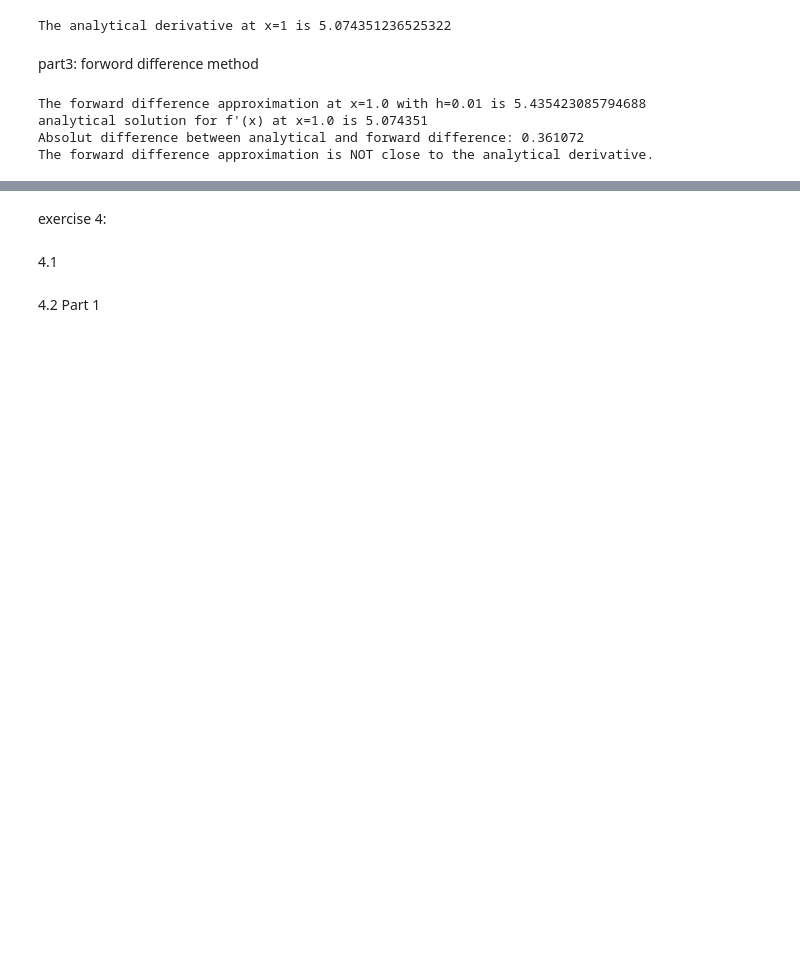
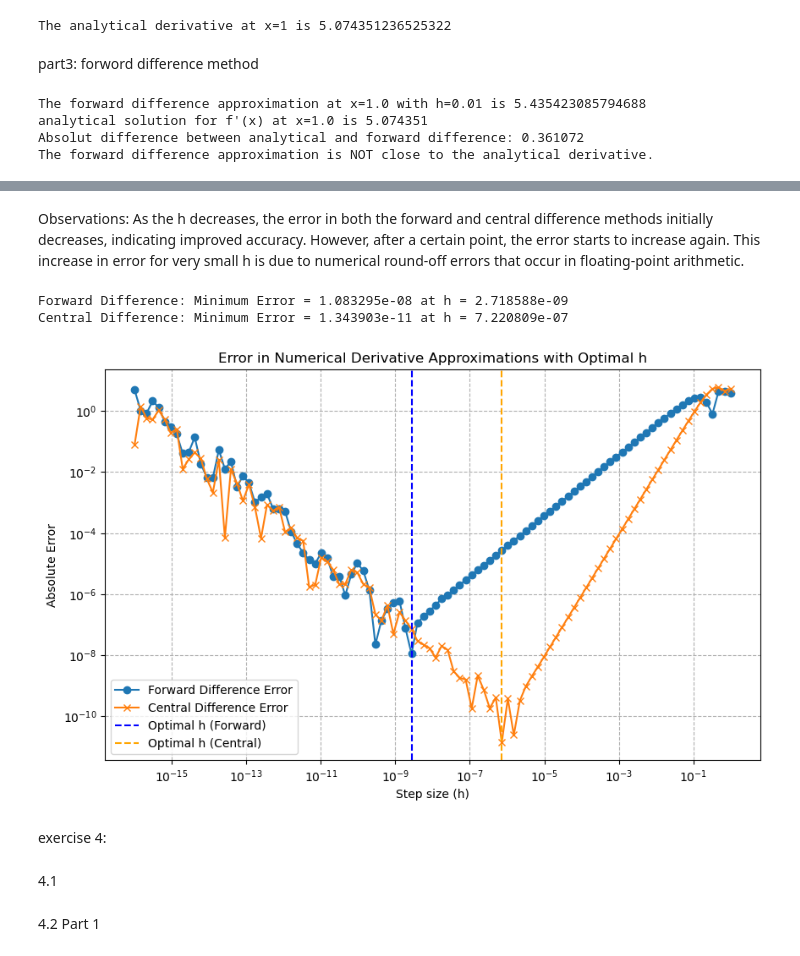
Before and after one commit to AmundRB/MOD300-Group-12, a Jupyter notebook: test01.ipynb, the cells around one changed output, grey strips where cells are left out. Drawn from its saved outputs; the diff is of its cells as text; code cells hidden in the pictures; blank space fills up the shorter version.

```diff
--- a/test01.ipynb
+++ b/test01.ipynb
@@ -354,3 +427,75 @@ The forward difference approximation is NOT close to the analytical derivative.
+# %% [markdown]
+
+Observations:
+As the  h decreases, the error in both the forward and central difference methods initially decreases, indicating improved accuracy. However, after a certain point, the error starts to increase again. This increase in error for very small h is due to numerical round-off errors that occur in floating-point arithmetic.
+# %%
+
+# part 5: Quantifying the error
+import numpy as np
+import matplotlib.pyplot as plt
+#define the function
+def f(x, a=0.1, b=10):
+    return np.cos(b*x)*np.exp(-a*x**2)
+#define the derivative of the function
+def df(x, a=0.1, b=10):
+    term1=-b*np.sin(b*x)*np.exp(-a*x**2)
+    term2=-2*a*x*np.cos(b*x)*np.exp(-a*x**2)
+    return term1 + term2
+def forward_difference(f, x, h, *args ):
+    return (f(x + h, *args) - f(x, *args)) / h
+def central_difference(f, x, h, *args):
+    return (f(x + h, *args) - f(x - h, *args)) / (2 * h)
+#parameters
+x_point=1.0
+a_value=0.1
+b_value=10
+#step sizes
+h_values = np.logspace(-16,0 , num=100) #generating
+#analytical derivative at the test point
+
+analytical_derivative = df(x_point, a=a_value, b=b_value)
+#initialize lists to store errors
+forward_errors = []
+central_errors = []
+
+for h in h_values: #loop over each step size
+    #compute the numerical derivatives
+    forward_approx = forward_difference(f, x_point, h, a_value, b_value)
+    central_approx = central_difference(f, x_point, h, a_value, b_value)
+    #compute the absolute errors
+    forward_error = abs(forward_approx - analytical_derivative)
+    central_error = abs(central_approx - analytical_derivative)
+    #store the errors
+    forward_errors.append(forward_error)
+    central_errors.append(central_error)
+#convert error lists to numpy arrays for easier manipulation
+forward_errors = np.array(forward_errors)
+central_errors = np.array(central_errors)
+#find the minimum error and corresponding h for forward difference
+min_forward_error = np.min(forward_errors)
+optimal_h_forward = h_values[np.argmin(forward_errors)]
+#find the minimum error and corresponding h for central difference
+min_central_error = np.min(central_errors)
+optimal_h_central = h_values[np.argmin(central_errors)]
+#print the results
+print(f"Forward Difference: Minimum Error = {min_forward_error:.6e} at h = {optimal_h_forward:.6e}")
+print(f"Central Difference: Minimum Error = {min_central_error:.6e} at h = {optimal_h_central:.6e}")
+#plotting the errors
+plt.figure(figsize=(10, 6))
+plt.loglog(h_values, forward_errors, label='Forward Difference Error', marker='o')
+plt.loglog(h_values, central_errors, label='Central Difference Error', marker='x')
+plt.axvline(optimal_h_forward, color='blue', linestyle='--', label='Optimal h (Forward)')
+plt.axvline(optimal_h_central, color='orange', linestyle='--', label='Optimal h (Central)')
+plt.title('Error in Numerical Derivative Approximations with Optimal h')
+plt.xlabel('Step size (h)')
+plt.ylabel('Absolute Error')
+plt.grid(True, which="both", ls="--")
+plt.legend()
+plt.show()
+# %% [output]
+Forward Difference: Minimum Error = 1.083295e-08 at h = 2.718588e-09
+Central Difference: Minimum Error = 1.343903e-11 at h = 7.220809e-07
+[figure, added]
 # %% [markdown]
 exercise 4:
 # %% [markdown]
```
Also changed, not shown: parts of 7 cells of this notebook.
